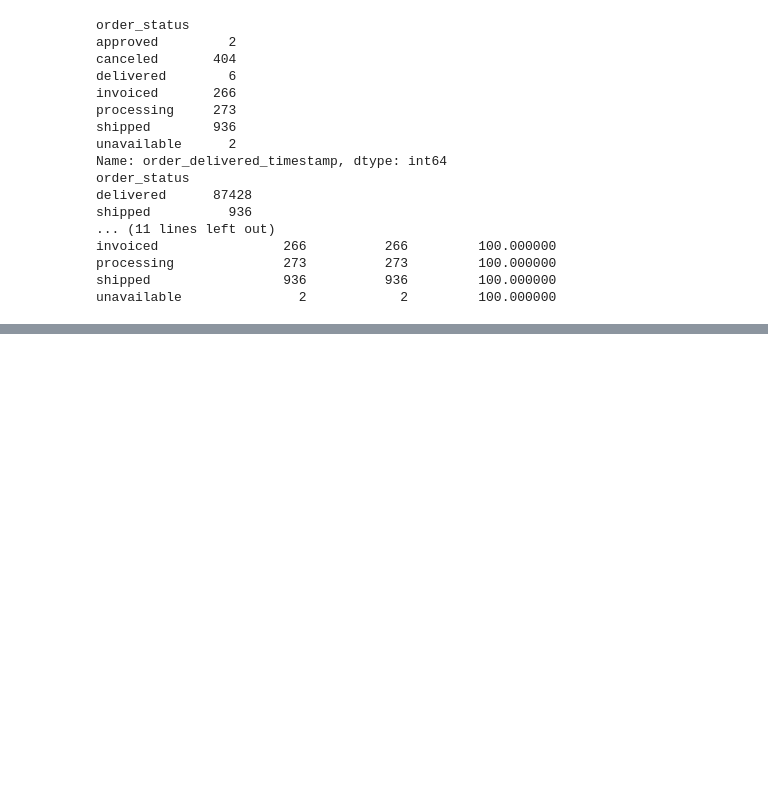
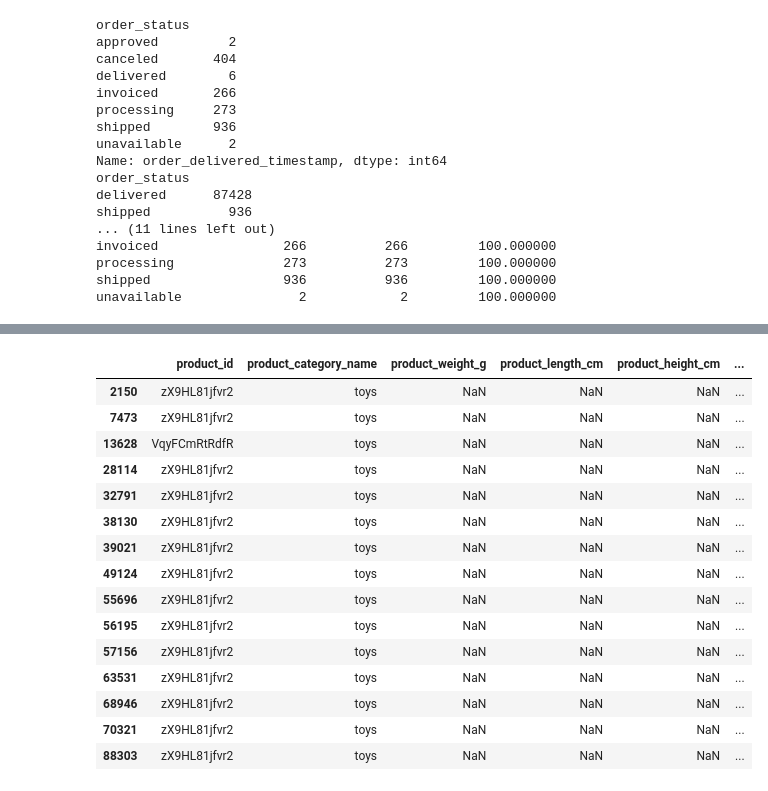
Before and after one commit to nasnah-hansan/Pandas, a Jupyter notebook: Pandas_practice_0.ipynb, the cells around one changed output, grey strips where cells are left out. Cells and saved outputs as stored; diff of their text form; code cells hidden in the pictures; blank space fills up the shorter version.

```diff
--- a/Pandas_practice_0.ipynb
+++ b/Pandas_practice_0.ipynb
@@ -264,0 +192,24 @@ print(df_cleaned)
+# %%
+# 크기에 대한 결측치를 가지고 있는 Product_id가 모두 결측치인지 아니면 크기에 대한 data가 있는지 확인
+# product_weight_g가 결측치인 product_id 추출
+weight_missing_id = weight_missing['product_id']
+weight_missing_id_unique = weight_missing_id.unique()
+# df_Prducts에서 해당 제품만 필터링
+df_Products[df_Products['product_id'].isin(weight_missing_id_unique)]
+# %% [output]
+|  | product_id | product_category_name | product_weight_g | product_length_cm | product_height_cm | ... |
+| 2150 | zX9HL81jfvr2 | toys | NaN | NaN | NaN | ... |
+| 7473 | zX9HL81jfvr2 | toys | NaN | NaN | NaN | ... |
+| 13628 | VqyFCmRtRdfR | toys | NaN | NaN | NaN | ... |
+| 28114 | zX9HL81jfvr2 | toys | NaN | NaN | NaN | ... |
+| 32791 | zX9HL81jfvr2 | toys | NaN | NaN | NaN | ... |
+| 38130 | zX9HL81jfvr2 | toys | NaN | NaN | NaN | ... |
+| 39021 | zX9HL81jfvr2 | toys | NaN | NaN | NaN | ... |
+| 49124 | zX9HL81jfvr2 | toys | NaN | NaN | NaN | ... |
+| 55696 | zX9HL81jfvr2 | toys | NaN | NaN | NaN | ... |
+| 56195 | zX9HL81jfvr2 | toys | NaN | NaN | NaN | ... |
+| 57156 | zX9HL81jfvr2 | toys | NaN | NaN | NaN | ... |
+| 63531 | zX9HL81jfvr2 | toys | NaN | NaN | NaN | ... |
+| 68946 | zX9HL81jfvr2 | toys | NaN | NaN | NaN | ... |
+| 70321 | zX9HL81jfvr2 | toys | NaN | NaN | NaN | ... |
+| 88303 | zX9HL81jfvr2 | toys | NaN | NaN | NaN | ... |
```
Also changed, not shown: parts of 12 cells of this notebook.
